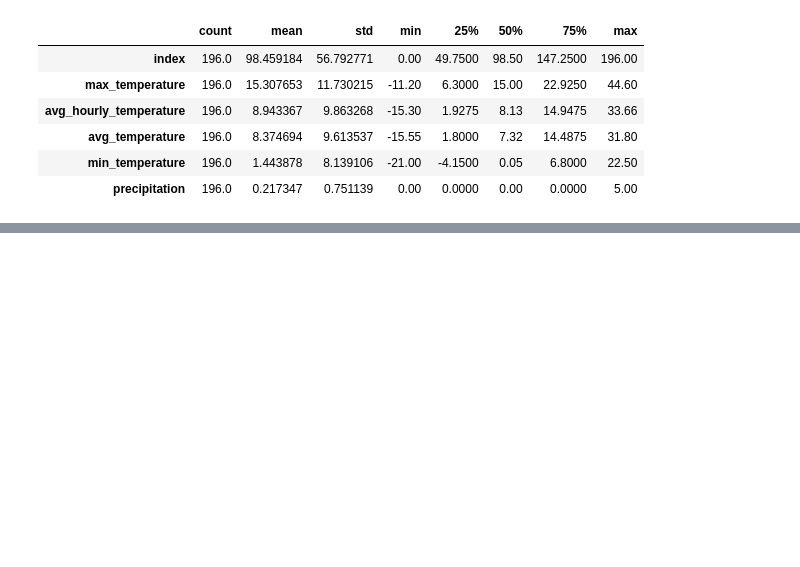
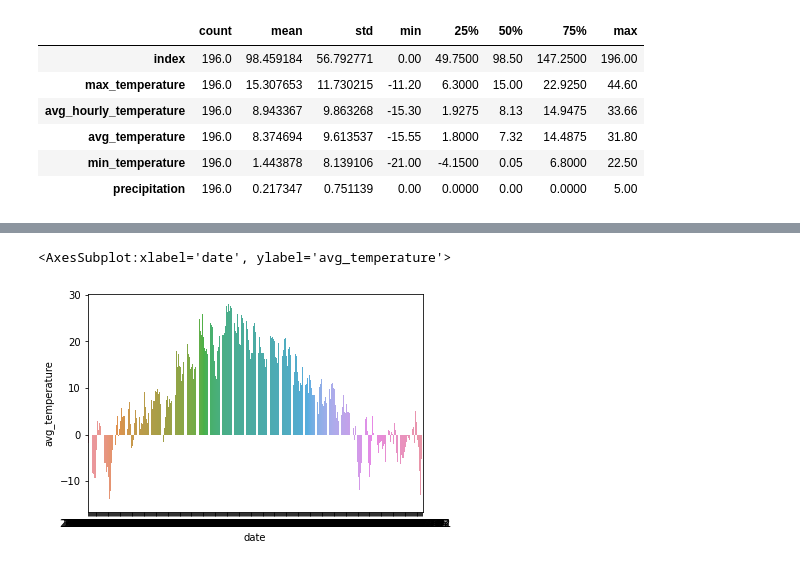
Before and after one commit to data301-2021-summer2/project-group38-project, a Jupyter notebook: analysis/Untitled.ipynb, the cells around one changed output, grey strips where cells are left out. Saved outputs shown, nothing was run; the diff lists cells and outputs as text; code cells hidden in the pictures; blank space fills up the shorter version.

```diff
--- a/analysis/Untitled.ipynb
+++ b/analysis/Untitled.ipynb
@@ -438,0 +348,7 @@ As seen in the plot on line 151, average temperatures appear to remain relativel
+# %%
+%matplotlib inline
+bp2009 = sns.barplot(x= df2009["date"], y= df2009["avg_temperature"], data= df2009, label="2009 Average Teperatures")
+bp2009
+# %% [output]
+<AxesSubplot:xlabel='date', ylabel='avg_temperature'>
+[figure, added]
```
Also changed, not shown: parts of 27 cells of this notebook, 2 other files.
